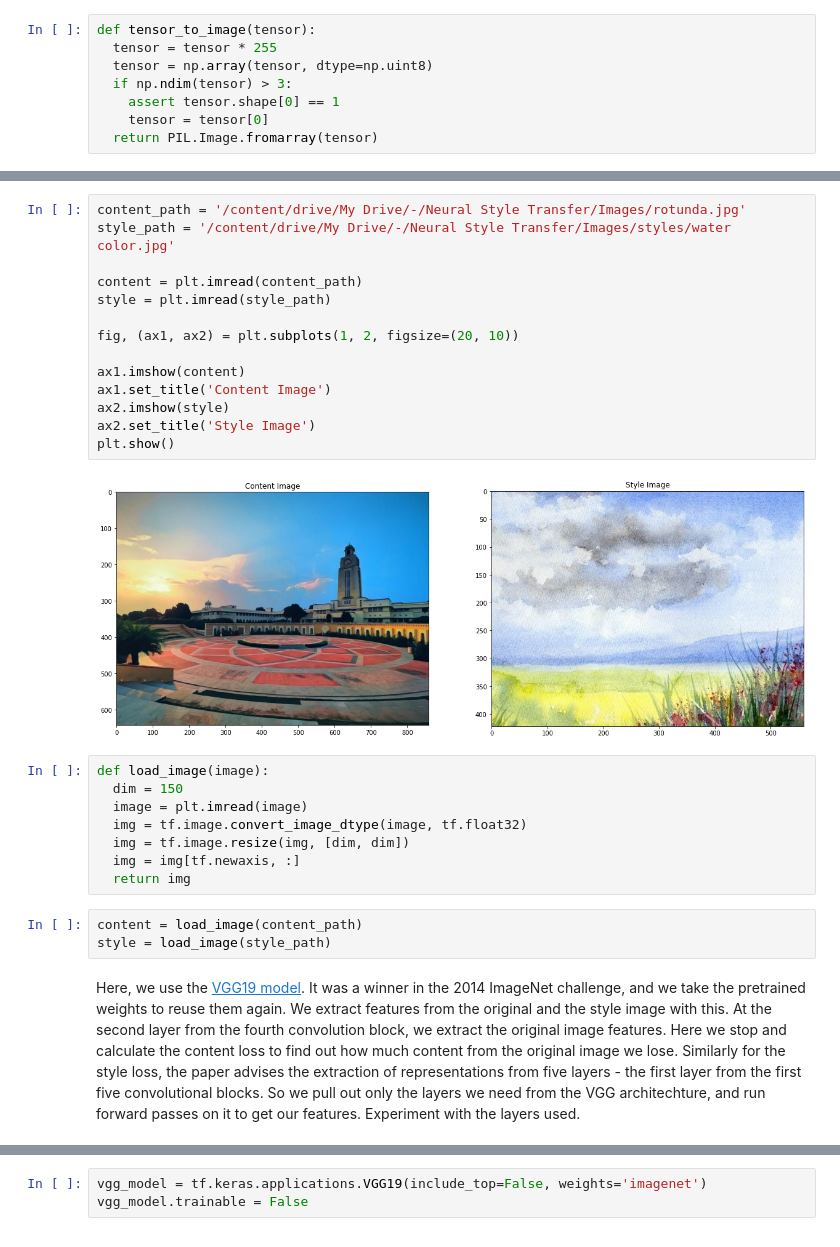
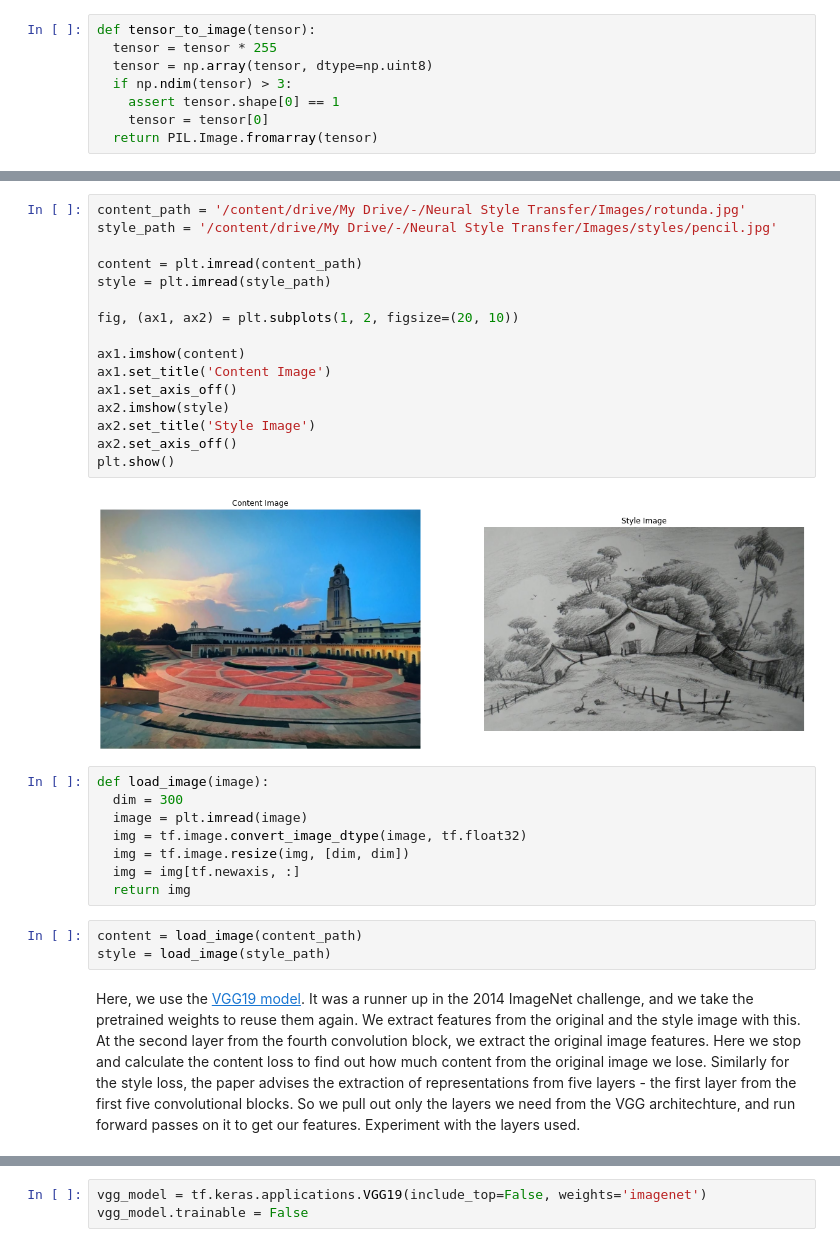
Before and after one commit to sbalan7/ConvNets, a Jupyter notebook: Neural Style Transfer/Neural Style Tranfer.ipynb, the cells around one changed output, grey strips where cells are left out. Cells and saved outputs as stored; diff of their text form.

```diff
--- a/Neural Style Transfer/Neural Style Tranfer.ipynb
+++ b/Neural Style Transfer/Neural Style Tranfer.ipynb
@@ -36,22 +41,24 @@ Drive already mounted at /content/drive; to attempt to forcibly remount, call dr
 # %%
 content_path = '/content/drive/My Drive/-/Neural Style Transfer/Images/rotunda.jpg'
-style_path = '/content/drive/My Drive/-/Neural Style Transfer/Images/styles/water color.jpg'
+style_path = '/content/drive/My Drive/-/Neural Style Transfer/Images/styles/pencil.jpg'
 
 content = plt.imread(content_path)
 style = plt.imread(style_path)
 
 fig, (ax1, ax2) = plt.subplots(1, 2, figsize=(20, 10))
 
 ax1.imshow(content)
 ax1.set_title('Content Image')
+ax1.set_axis_off()
 ax2.imshow(style)
 ax2.set_title('Style Image')
+ax2.set_axis_off()
 plt.show()
 # %% [output]
-[figure, old version]
+[figure, new version]
 # %%
 def load_image(image):
-  dim = 150
+  dim = 300
   image = plt.imread(image)
   img = tf.image.convert_image_dtype(image, tf.float32)
   img = tf.image.resize(img, [dim, dim])
@@ -61,5 +68,5 @@ def load_image(image):
 content = load_image(content_path)
 style = load_image(style_path)
 # %% [markdown]
-Here, we use the [VGG19 model](https://arxiv.org/pdf/1409.1556.pdf). It was a winner in the 2014 ImageNet challenge, and we take the pretrained weights to reuse them again. We extract features from the original and the style image with this. At the second layer from the fourth convolution block, we extract the original image features. Here we stop and calculate the content loss to find out how much content from the original image we lose. Similarly for the style loss, the paper advises the extraction of representations from five layers - the first layer from the first five convolutional blocks. So we pull out only the layers we need from the VGG architechture, and run forward passes on it to get our features. Experiment with the layers used.
+Here, we use the [VGG19 model](https://arxiv.org/pdf/1409.1556.pdf). It was a runner up in the 2014 ImageNet challenge, and we take the pretrained weights to reuse them again. We extract features from the original and the style image with this. At the second layer from the fourth convolution block, we extract the original image features. Here we stop and calculate the content loss to find out how much content from the original image we lose. Similarly for the style loss, the paper advises the extraction of representations from five layers - the first layer from the first five convolutional blocks. So we pull out only the layers we need from the VGG architechture, and run forward passes on it to get our features. Experiment with the layers used.
 # %%
```
Also changed, not shown: parts of 15 cells of this notebook.
